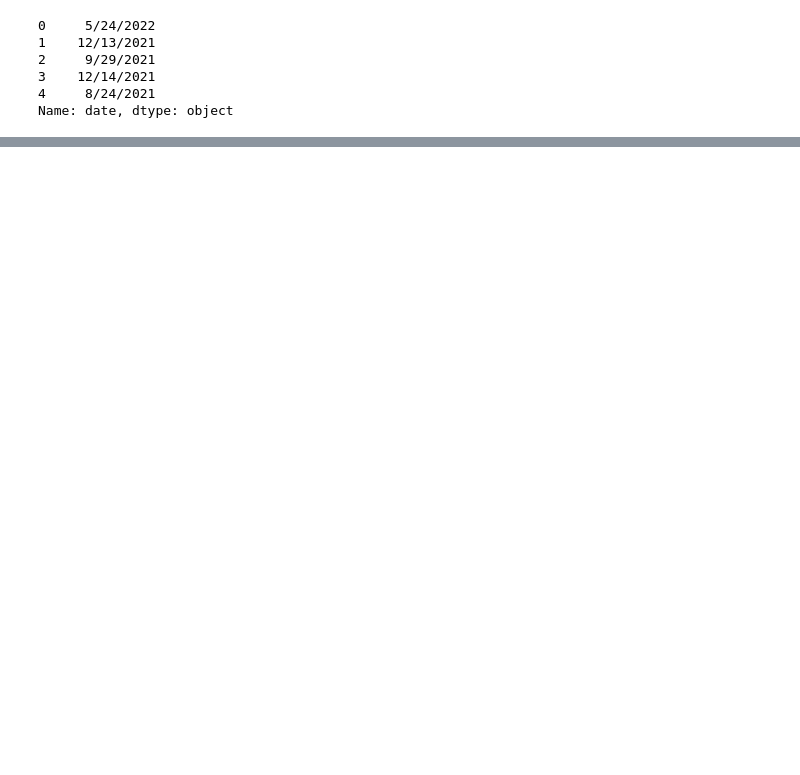
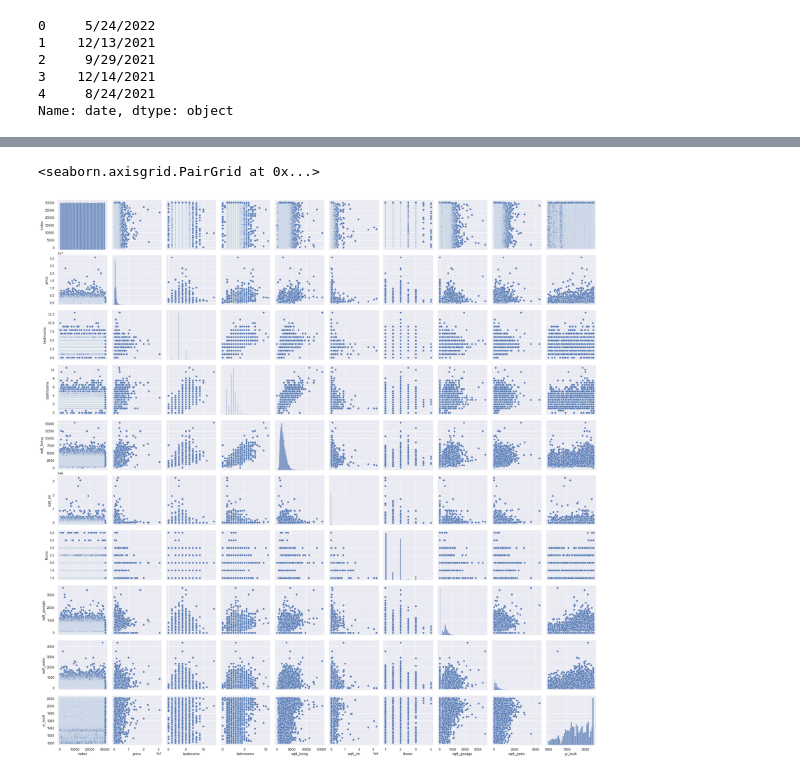
Before and after one commit to ilanhaskel/Real_Estate_Sale_Price_Predictor, a Jupyter notebook: jon.ipynb, the cells around one changed output, grey strips where cells are left out. Saved outputs shown, nothing was run; the diff lists cells and outputs as text; code cells hidden in the pictures; blank space fills up the shorter version.

```diff
--- a/jon.ipynb
+++ b/jon.ipynb
@@ -74,0 +162,5 @@ df.head()
+# %%
+sns.pairplot(df_colwanted)
+# %% [output]
+<seaborn.axisgrid.PairGrid at 0x...>
+[figure, added]
```
Also changed, not shown: parts of 44 cells of this notebook.
